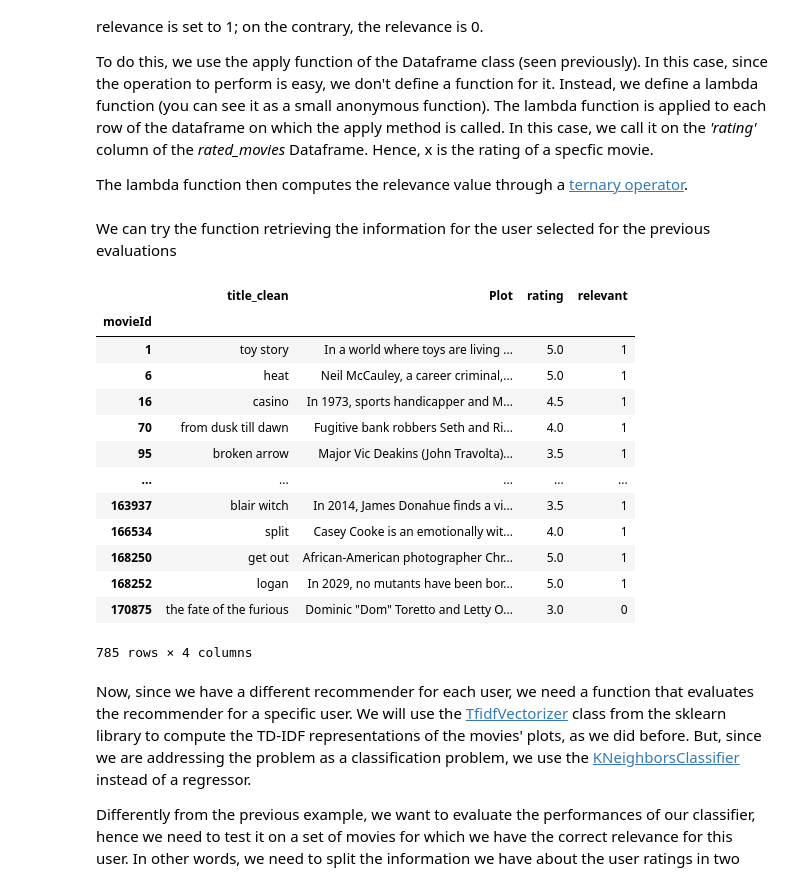
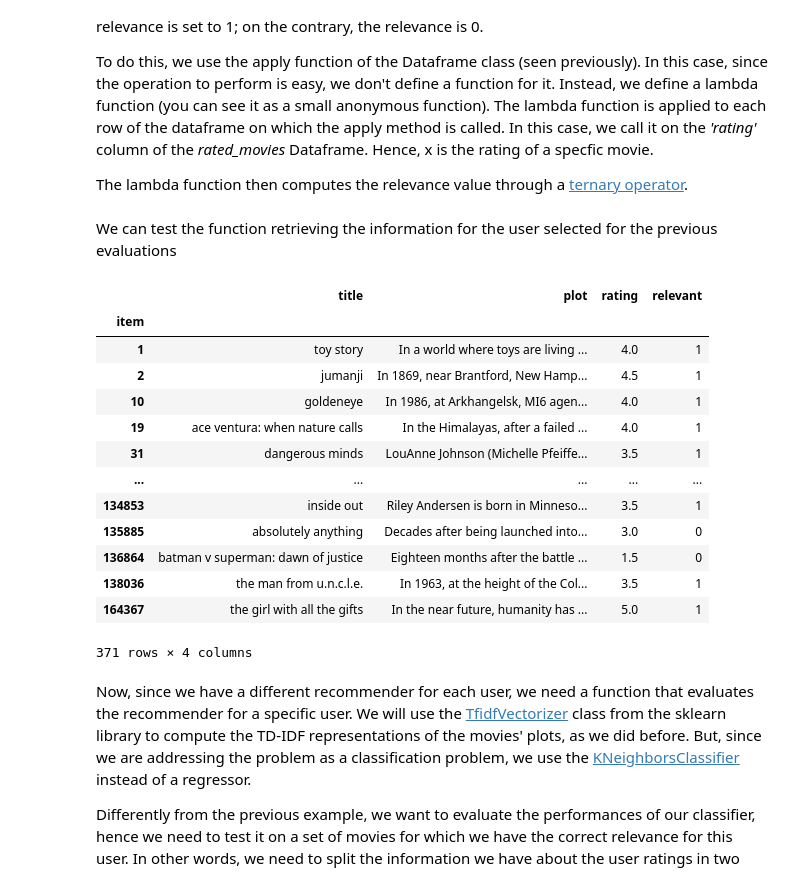
Before and after one commit to barnap/recsys-um-labs, a Jupyter notebook: Lab1/Tutorial Lab 1.ipynb, the cells around one changed output. Saved outputs shown, nothing was run; the diff lists cells and outputs as text; code cells hidden in the pictures.

```diff
--- a/Lab1/Tutorial Lab 1.ipynb
+++ b/Lab1/Tutorial Lab 1.ipynb
@@ -325,6 +198,6 @@ Now, we need the select content of the rated movies, that we will need to comput
 # %%
-rated_movies = joined_plot_df.loc[joined_plot_df['movieId'].isin(list(selected_user_ratings['movieId']))]
-rated_movies = rated_movies[['movieId', 'title_clean', 'Plot']].set_index('movieId')
-print("Rated movies: " + str(rated_movies.shape[0]))
-display(rated_movies.head(10))
+rated_movies_df = movies_df.loc[list(selected_user_ratings['item'])]
+rated_movies_df = rated_movies_df[['title', 'plot']]
+print("Rated movies: " + str(rated_movies_df.shape[0]))
+display(rated_movies_df.head(10))
 # %% [output]
@@ -367,6 +241,5 @@ Finally, let's combine the information about the rating in our *rated_movies* Da
 # %%
-selected_user_ratings = selected_user_ratings.set_index('movieId')
-rated_movies = rated_movies.join(selected_user_ratings['rating'], on='movieId')
-print("Rated movies: " + str(rated_movies.shape[0]))
-display(rated_movies.head(10))
+rated_movies_df = rated_movies_df.join(selected_user_ratings.set_index('item')['rating'], on='item')
+print("Rated movies: " + str(rated_movies_df.shape[0]))
+display(rated_movies_df.head(10))
 # %% [output]
@@ -497,7 +340,7 @@ from lenskit.algorithms.user_knn import UserUser
 num_recs = 10  # Number of recommendations to generate
 user_user = UserUser(15, min_nbrs=3)  # Minimum (3) and maximum (15) number of neighbors to consider
 recsys = Recommender.adapt(user_user)
-recsys.fit(rating_lenskit_df)
+recsys.fit(ratings_df)
 # %% [output]
 <lenskit.algorithms.basic.TopN at 0x...>
 # %% [markdown]
@@ -555,37 +402,37 @@ To do this, we use the apply function of the Dataframe class (seen previously).
 
 The lambda function then computes the relevance value through a [ternary operator](https://book.pythontips.com/en/latest/ternary_operators.html).
 # %%
-def get_user_rated_movies_plots(user, ratings_df, plot_df):
+def get_user_rated_movies_plots(user, ratings_df, movies_df):
     """
     extract from the dataframe ratings_df the ratings of the user
     """
-    selected_user_ratings = ratings_df.loc[ratings_df['userId'] == user] # select the ratings of the user
-    rated_movies = plot_df.loc[plot_df['movieId'].isin(list(selected_user_ratings['movieId']))] # select the movie information for the movies rated by the user
-    rated_movies = rated_movies[['movieId', 'title_clean', 'Plot']].set_index('movieId') # select only the information we need and set the index to prepare the Dataframe for the next join
-    selected_user_ratings = selected_user_ratings.set_index('movieId') # set the index for the next join
-    rated_movies = rated_movies.join(selected_user_ratings['rating'], on='movieId') # join the two dataframes
-    rated_movies['relevant'] = rated_movies['rating'].apply(lambda x: 1 if x>3 else 0) # compute the relevance values for the user
-    return rated_movies
+    selected_user_ratings = ratings_df.loc[ratings_df['user'] == user] # select the ratings of the user
+    rated_movies_df = movies_df.loc[list(selected_user_ratings['item'])] # select the movie information for the movies rated by the user
+    rated_movies_df = rated_movies_df[['title', 'plot']] # select only the information we need
+    selected_user_ratings = selected_user_ratings.set_index('item') # set the index for the next join
+    rated_movies_df = rated_movies_df.join(selected_user_ratings['rating'], on='item') # join the two dataframes
+    rated_movies_df['relevant'] = rated_movies_df['rating'].apply(lambda x: 1 if x>3 else 0) # compute the relevance values for the user
+    return rated_movies_df
 # %% [markdown]
-We can try the function retrieving the information for the user selected for the previous evaluations
+We can test the function retrieving the information for the user selected for the previous evaluations
 # %%
-user_plots_ratings_df = get_user_rated_movies_plots(selected_user, ratings_df, joined_plot_df)
+user_plots_ratings_df = get_user_rated_movies_plots(selected_user, ratings_df, movies_df)
 display(user_plots_ratings_df)
 # %% [output]
-|  | title_clean | Plot | rating | relevant |
-| movieId |  |  |  |  |
-| 1 | toy story | In a world where toys are living ... | 5.0 | 1 |
-| 6 | heat | Neil McCauley, a career criminal,... | 5.0 | 1 |
-| 16 | casino | In 1973, sports handicapper and M... | 4.5 | 1 |
-| 70 | from dusk till dawn | Fugitive bank robbers Seth and Ri... | 4.0 | 1 |
-| 95 | broken arrow | Major Vic Deakins (John Travolta)... | 3.5 | 1 |
+|  | title | plot | rating | relevant |
+| item |  |  |  |  |
+| 1 | toy story | In a world where toys are living ... | 4.0 | 1 |
+| 2 | jumanji | In 1869, near Brantford, New Hamp... | 4.5 | 1 |
+| 10 | goldeneye | In 1986, at Arkhangelsk, MI6 agen... | 4.0 | 1 |
+| 19 | ace ventura: when nature calls | In the Himalayas, after a failed ... | 4.0 | 1 |
+| 31 | dangerous minds | LouAnne Johnson (Michelle Pfeiffe... | 3.5 | 1 |
 | ... | ... | ... | ... | ... |
-| 163937 | blair witch | In 2014, James Donahue finds a vi... | 3.5 | 1 |
-| 166534 | split | Casey Cooke is an emotionally wit... | 4.0 | 1 |
-| 168250 | get out | African-American photographer Chr... | 5.0 | 1 |
-| 168252 | logan | In 2029, no mutants have been bor... | 5.0 | 1 |
-| 170875 | the fate of the furious | Dominic "Dom" Toretto and Letty O... | 3.0 | 0 |
+| 134853 | inside out | Riley Andersen is born in Minneso... | 3.5 | 1 |
+| 135885 | absolutely anything | Decades after being launched into... | 3.0 | 0 |
+| 136864 | batman v superman: dawn of justice | Eighteen months after the battle ... | 1.5 | 0 |
+| 138036 | the man from u.n.c.l.e. | In 1963, at the height of the Col... | 3.5 | 1 |
+| 164367 | the girl with all the gifts | In the near future, humanity has ... | 5.0 | 1 |
-785 rows × 4 columns
+371 rows × 4 columns
 # %% [markdown]
 Now, since we have a different recommender for each user, we need a function that evaluates the recommender for a specific user. We will use the [TfidfVectorizer](https://scikit-learn.org/stable/modules/generated/sklearn.feature_extraction.text.TfidfVectorizer.html) class from the sklearn library to compute the TD-IDF representations of the movies' plots, as we did before. But, since we are addressing the problem as a classification problem, we use the [KNeighborsClassifier](https://scikit-learn.org/stable/modules/generated/sklearn.neighbors.KNeighborsClassifier.html) instead of a regressor.
 
```
Also changed, not shown: parts of 62 cells of this notebook, 12 other files.
